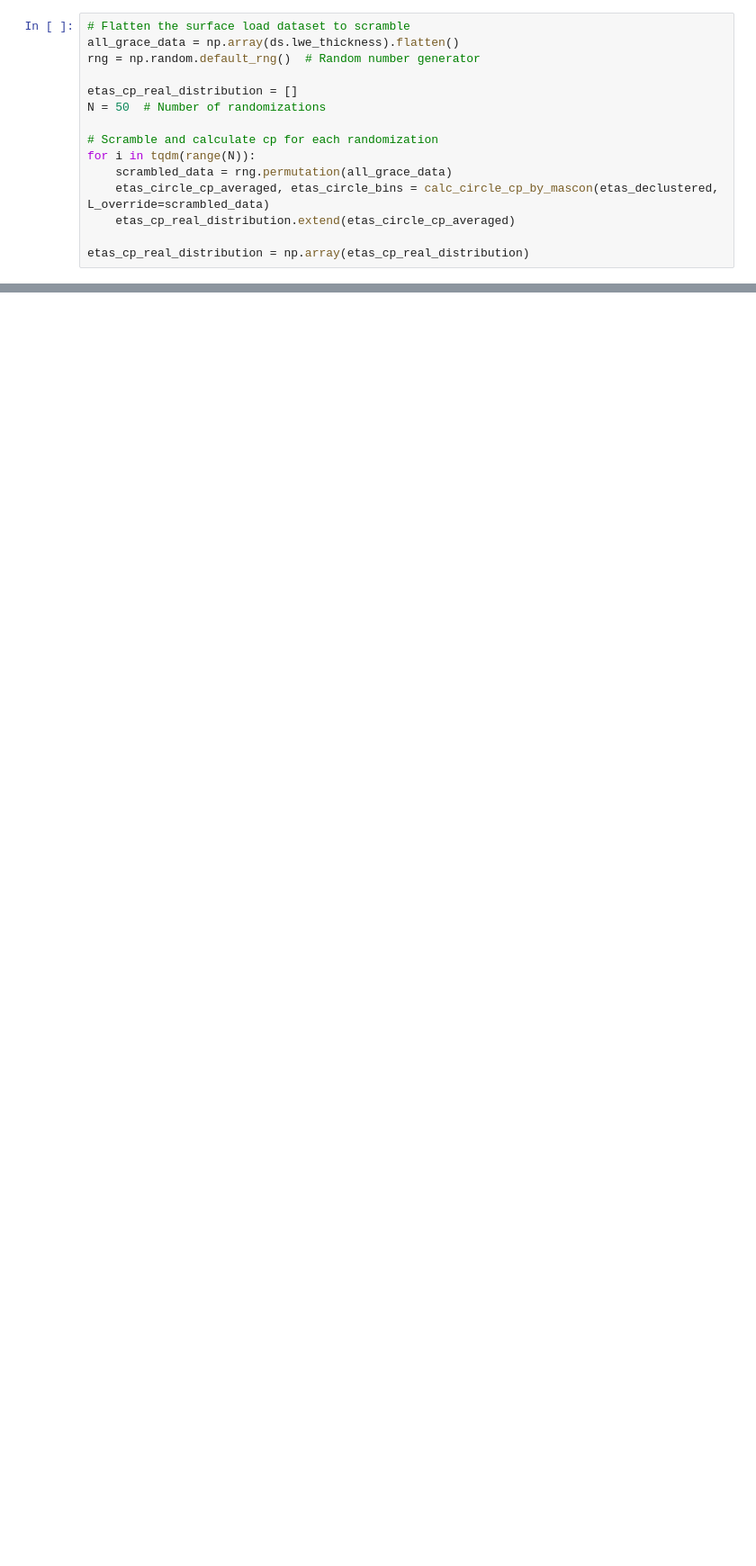
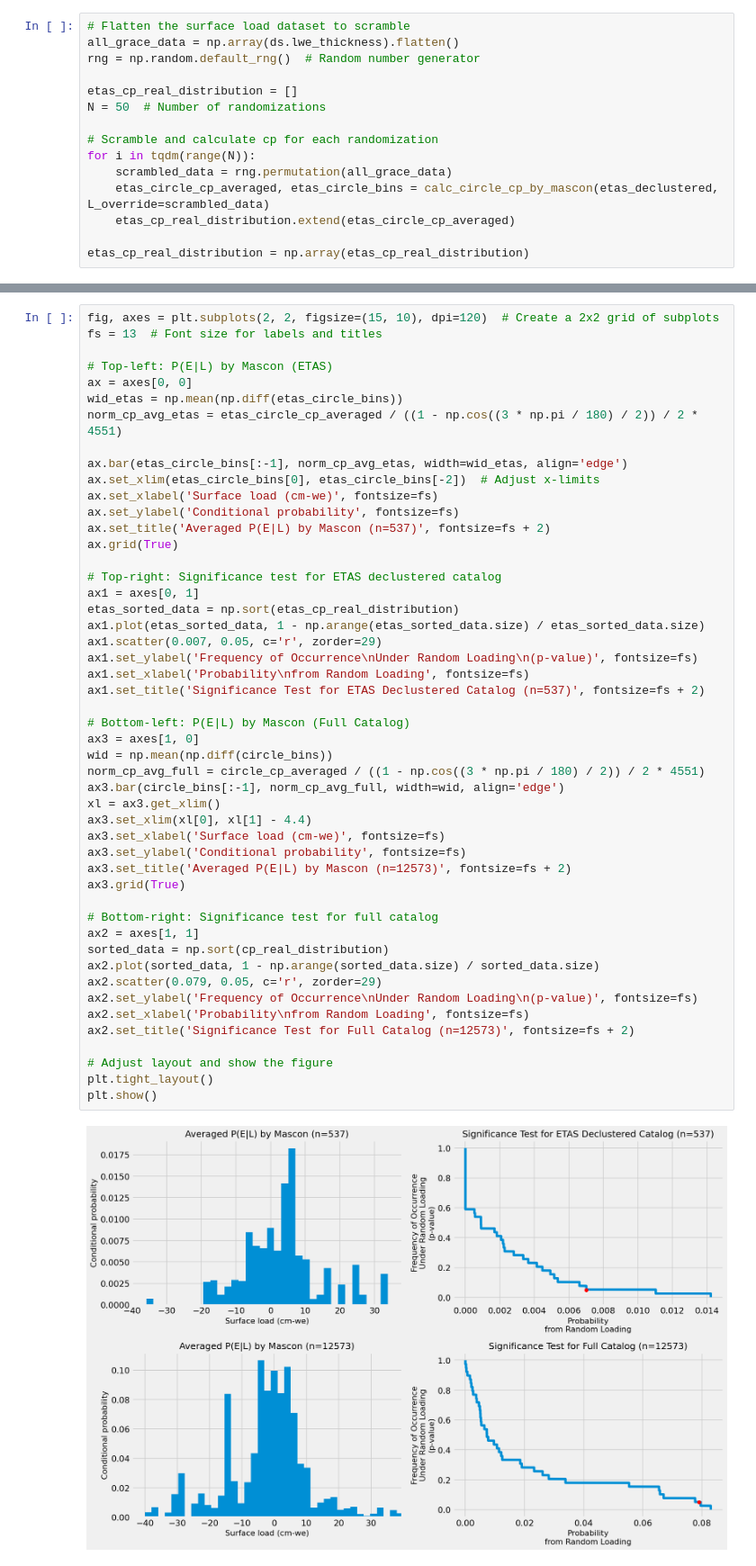
Before and after one commit to amandasyamsul/SLIQ, a Jupyter notebook: SLIQ-by-JPL-mascon.ipynb, the cells around one changed output, grey strips where cells are left out. Shown: that part at 90% size. Saved outputs shown, nothing was run; the diff lists cells and outputs as text; blank space fills up the shorter version.

Commit message:
added figures

```diff
--- a/SLIQ-by-JPL-mascon.ipynb
+++ b/SLIQ-by-JPL-mascon.ipynb
@@ -288,0 +204,51 @@ plt.show()
+# %%
+fig, axes = plt.subplots(2, 2, figsize=(15, 10), dpi=120)  # Create a 2x2 grid of subplots
+fs = 13  # Font size for labels and titles
+
+# Top-left: P(E|L) by Mascon (ETAS)
+ax = axes[0, 0]
+wid_etas = np.mean(np.diff(etas_circle_bins))
+norm_cp_avg_etas = etas_circle_cp_averaged / ((1 - np.cos((3 * np.pi / 180) / 2)) / 2 * 4551)
+
+ax.bar(etas_circle_bins[:-1], norm_cp_avg_etas, width=wid_etas, align='edge')
+ax.set_xlim(etas_circle_bins[0], etas_circle_bins[-2])  # Adjust x-limits
+ax.set_xlabel('Surface load (cm-we)', fontsize=fs)
+ax.set_ylabel('Conditional probability', fontsize=fs)
+ax.set_title('Averaged P(E|L) by Mascon (n=537)', fontsize=fs + 2)
+ax.grid(True)
+
+# Top-right: Significance test for ETAS declustered catalog
+ax1 = axes[0, 1]
+etas_sorted_data = np.sort(etas_cp_real_distribution)
+ax1.plot(etas_sorted_data, 1 - np.arange(etas_sorted_data.size) / etas_sorted_data.size)
+ax1.scatter(0.007, 0.05, c='r', zorder=29)
+ax1.set_ylabel('Frequency of Occurrence\nUnder Random Loading\n(p-value)', fontsize=fs)
+ax1.set_xlabel('Probability\nfrom Random Loading', fontsize=fs)
+ax1.set_title('Significance Test for ETAS Declustered Catalog (n=537)', fontsize=fs + 2)
+
+# Bottom-left: P(E|L) by Mascon (Full Catalog)
+ax3 = axes[1, 0]
+wid = np.mean(np.diff(circle_bins))
+norm_cp_avg_full = circle_cp_averaged / ((1 - np.cos((3 * np.pi / 180) / 2)) / 2 * 4551)
+ax3.bar(circle_bins[:-1], norm_cp_avg_full, width=wid, align='edge')
+xl = ax3.get_xlim()
+ax3.set_xlim(xl[0], xl[1] - 4.4)
+ax3.set_xlabel('Surface load (cm-we)', fontsize=fs)
+ax3.set_ylabel('Conditional probability', fontsize=fs)
+ax3.set_title('Averaged P(E|L) by Mascon (n=12573)', fontsize=fs + 2)
+ax3.grid(True)
+
+# Bottom-right: Significance test for full catalog
+ax2 = axes[1, 1]
+sorted_data = np.sort(cp_real_distribution)
+ax2.plot(sorted_data, 1 - np.arange(sorted_data.size) / sorted_data.size)
+ax2.scatter(0.079, 0.05, c='r', zorder=29)
+ax2.set_ylabel('Frequency of Occurrence\nUnder Random Loading\n(p-value)', fontsize=fs)
+ax2.set_xlabel('Probability\nfrom Random Loading', fontsize=fs)
+ax2.set_title('Significance Test for Full Catalog (n=12573)', fontsize=fs + 2)
+
+# Adjust layout and show the figure
+plt.tight_layout()
+plt.show()
+# %% [output]
+[figure, added]
```
Also changed, not shown: parts of 6 cells of this notebook.
